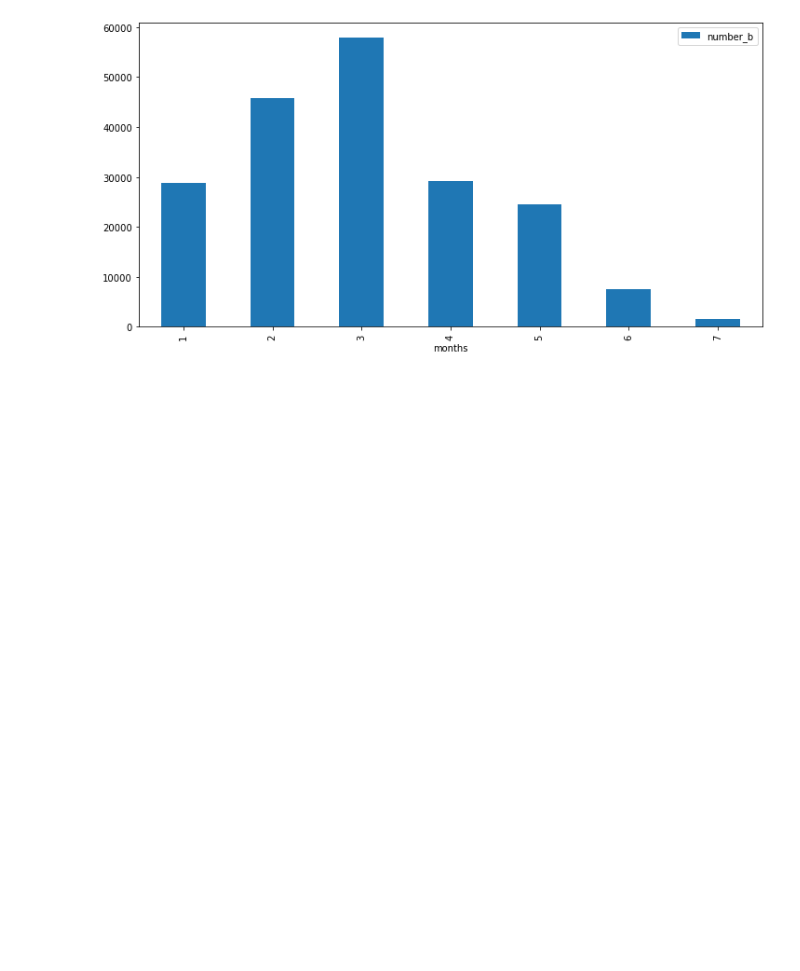
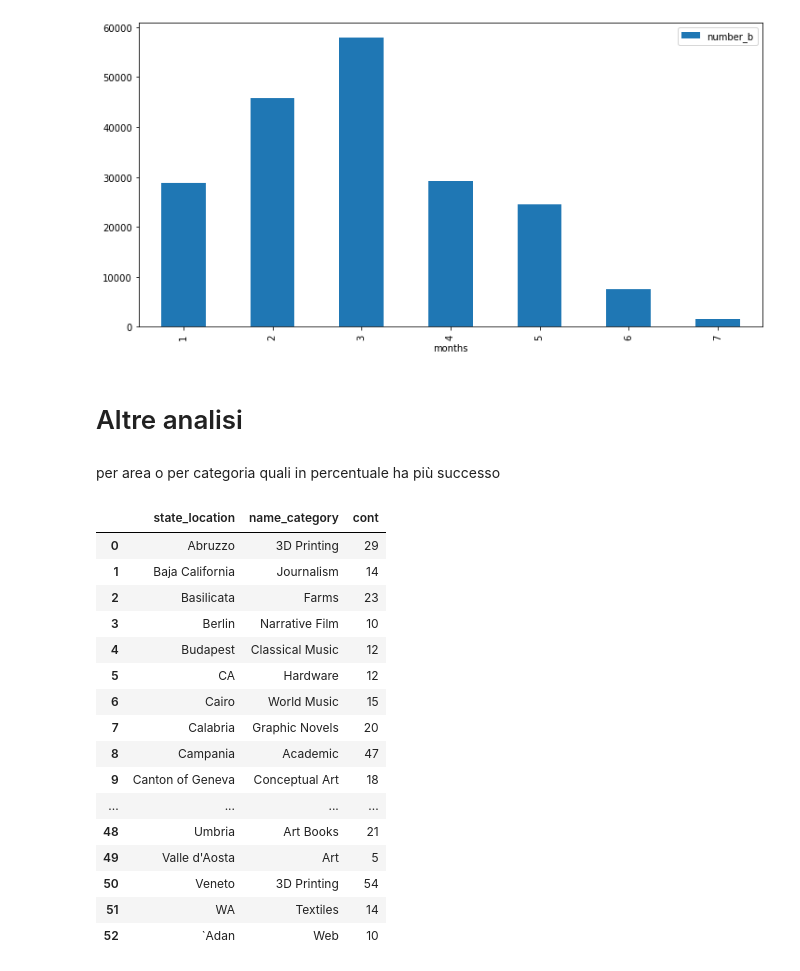
Before and after one commit to AlessandroCapici/Tesi_Triennale, a Jupyter notebook: Analisi dati.ipynb, the cells around one changed output. Drawn from its saved outputs; the diff is of its cells as text; code cells hidden in the pictures; blank space fills up the shorter version.

Commit message:
aggiunta analisi

```diff
--- a/Analisi dati.ipynb
+++ b/Analisi dati.ipynb
@@ -202,3 +228,29 @@ result_query.plot(x='months' ,y ='number_b',figsize=(12,6) ,kind='bar')
 # %% [output]
 <AxesSubplot:xlabel='months'>
 [figure]
+# %% [markdown]
+# Altre analisi
+# %% [markdown]
+per area o per categoria quali in percentuale ha più successo
+# %%
+query="select state_location,name_category, MAX(cont) as cont from TMP GROUP BY state_location"
+result_query=sql.read_sql_query(query,engine)
+result_query
+# %% [output]
+|  | state_location | name_category | cont |
+| 0 | Abruzzo | 3D Printing | 29 |
+| 1 | Baja California | Journalism | 14 |
+| 2 | Basilicata | Farms | 23 |
+| 3 | Berlin | Narrative Film | 10 |
+| 4 | Budapest | Classical Music | 12 |
+| 5 | CA | Hardware | 12 |
+| 6 | Cairo | World Music | 15 |
+| 7 | Calabria | Graphic Novels | 20 |
+| 8 | Campania | Academic | 47 |
+| 9 | Canton of Geneva | Conceptual Art | 18 |
+| ... | ... | ... | ... |
+| 48 | Umbria | Art Books | 21 |
+| 49 | Valle d'Aosta | Art | 5 |
+| 50 | Veneto | 3D Printing | 54 |
+| 51 | WA | Textiles | 14 |
+| 52 | `Adan | Web | 10 |
```
Also changed, not shown: parts of 10 cells of this notebook, 2 other files.
